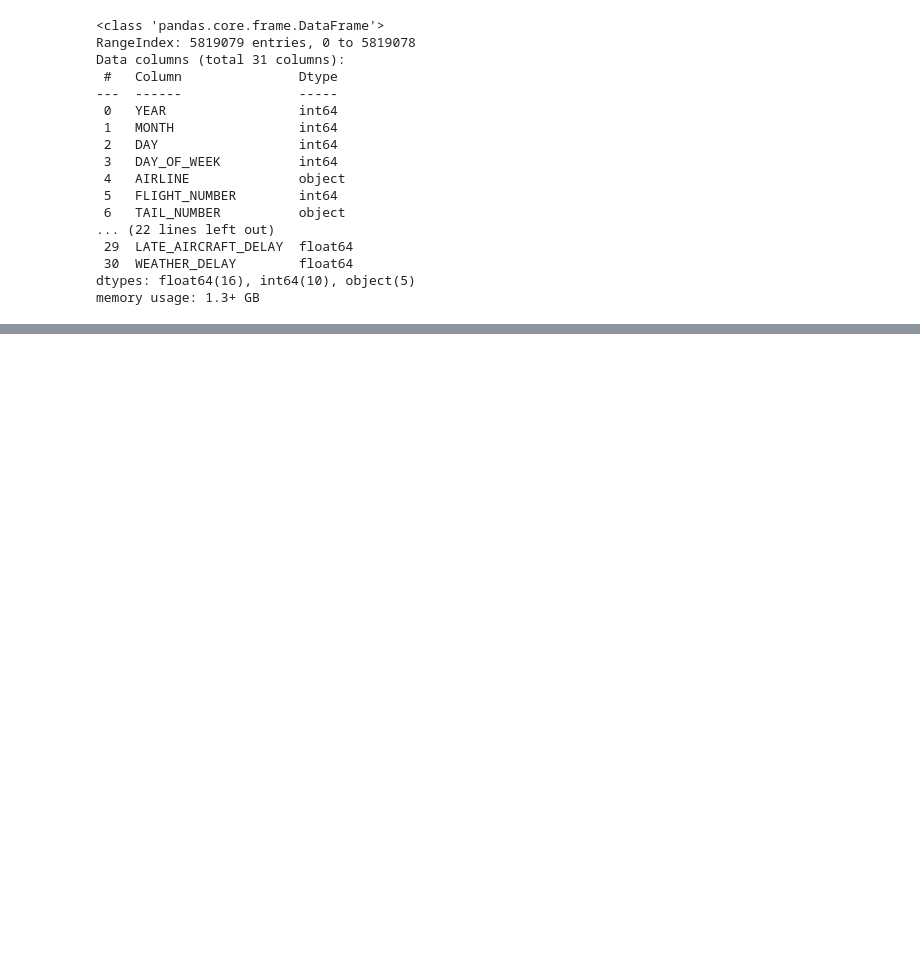
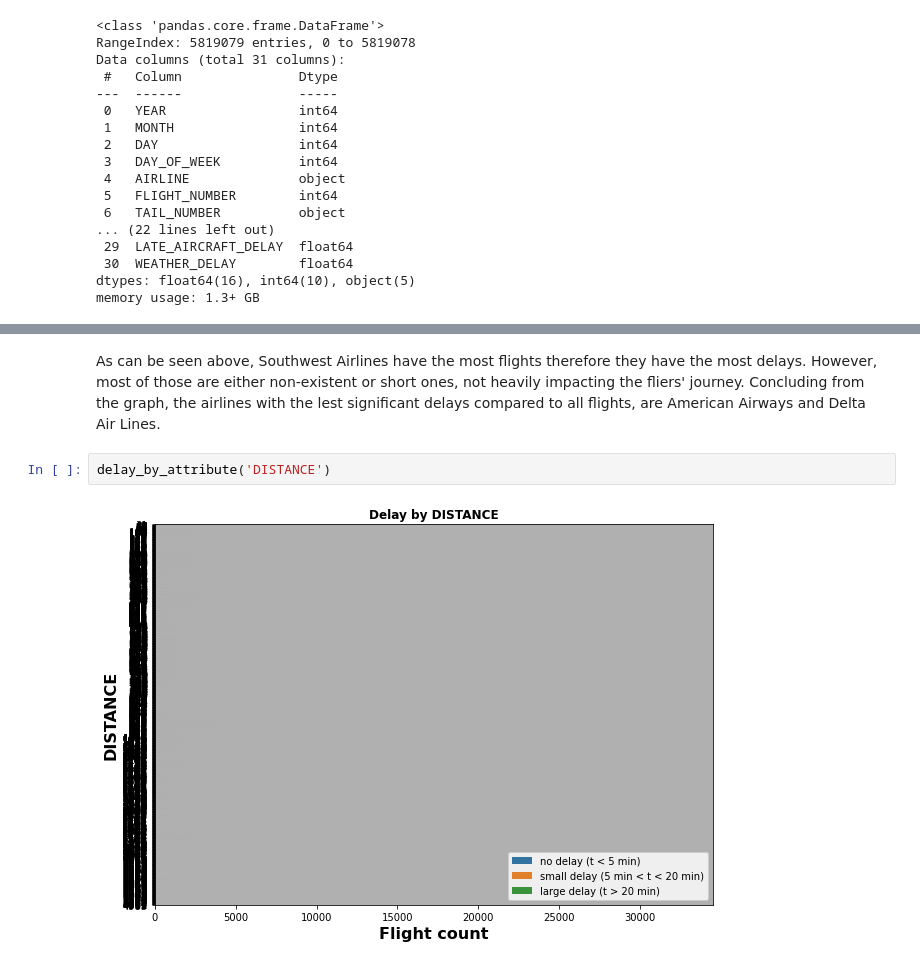
Before and after one commit to Salanakya/Flight-Cancellations, a Jupyter notebook: flightdelays.ipynb, the cells around one changed output, grey strips where cells are left out. Drawn from its saved outputs; the diff is of its cells as text; blank space fills up the shorter version.

```diff
--- a/flightdelays.ipynb
+++ b/flightdelays.ipynb
@@ -401,0 +262,6 @@ auc_score
+# %% [markdown]
+As can be seen above, Southwest Airlines have the most flights therefore they have the most delays. However, most of those are either non-existent or short ones, not heavily impacting the fliers' journey. Concluding from the graph, the airlines with the lest significant delays compared to all flights, are American Airways and Delta Air Lines.
+# %%
+delay_by_attribute('DISTANCE')
+# %% [output]
+[figure, added]
```
Also changed, not shown: parts of 65 cells of this notebook.
